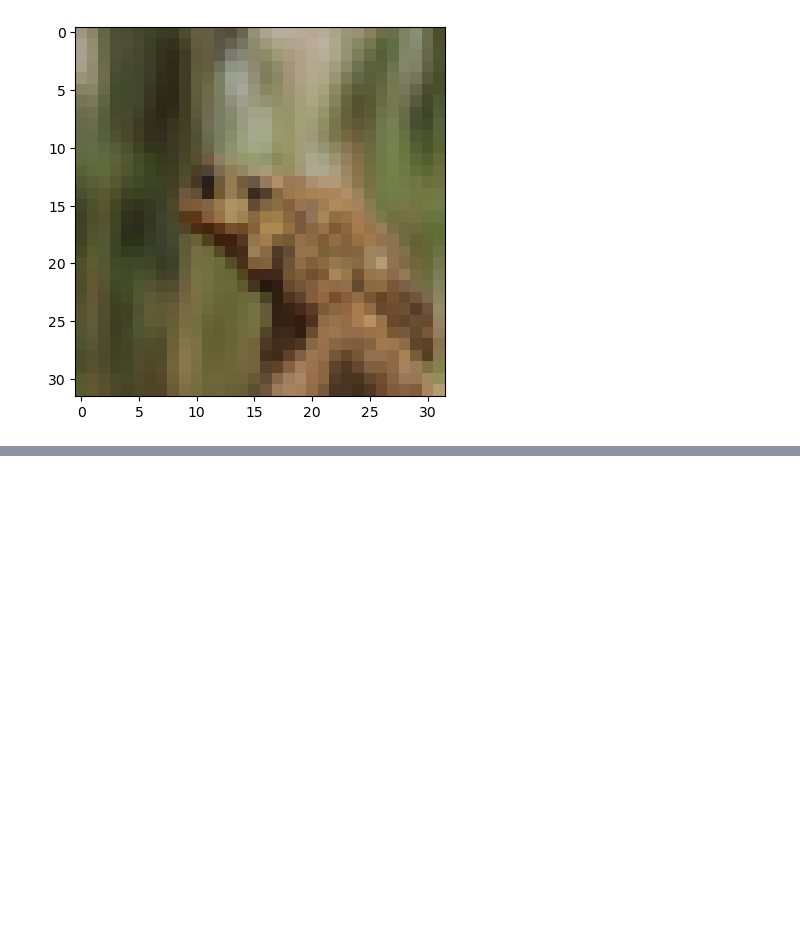
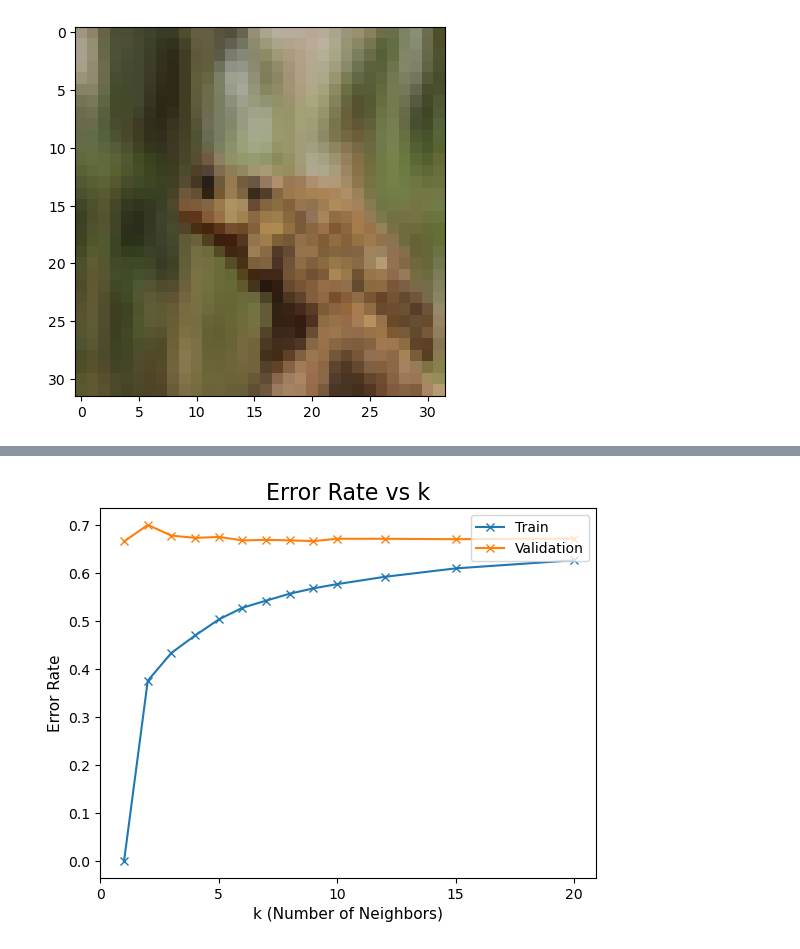
Before and after one commit to SorchaJ/CIFAR-10, a Jupyter notebook: cifar10_kNN.ipynb, the cells around one changed output, grey strips where cells are left out. Cells and saved outputs as stored; diff of their text form; code cells hidden in the pictures; blank space fills up the shorter version.

Commit message:
Error rate vs k for KNN done

```diff
--- a/cifar10_kNN.ipynb
+++ b/cifar10_kNN.ipynb
@@ -40,7 +40,7 @@ axes.imshow(transpose_channel, interpolation='nearest')
 [figure]
 # %%
 # Train knn classifier for different ks
-k_vals = [1,2,3,4,5,10,15,20]
+k_vals = [1, 2, 3, 4, 5, 6, 7, 8, 9, 10, 12, 15, 20]
 
 trainError = np.array([])
 validationError = np.array([])
@@ -49,7 +49,7 @@ for k in k_vals:
     print(f"Training knn classifer on k={k}...")
     knn = KNeighborsClassifier(n_neighbors=k)
     knn.fit(cifar_X_tr, cifar_y_tr)
-    np.append(tr_error, 1-knn.score(cifar_X_tr, cifar_y_tr))
-    np.append(val_error, 1-knn.score(cifar_X_val, cifar_y_val))
+    trainError = np.append(trainError, 1-knn.score(cifar_X_tr, cifar_y_tr))
+    validationError = np.append(validationError, 1-knn.score(cifar_X_val, cifar_y_val))
 # %% [output]
 Training knn classifer on k=1...
@@ -56,7 +68,18 @@ Training knn classifer on k=1...
 # %%
 figure, axes = plt.subplots()
-axes.semilogx(k_vals, trainError, color="red")
-axes.semilogx(k_vals, validationError, color="green")
-axes.set_xlabel("k")
-axes.set_ylabel("Error Rate")
-axes.legend(["Train","Test"], loc=1)
+
+axes.plot(k_vals, trainError, marker='x')
+axes.plot(k_vals, validationError, marker='x')
+
+axes.set_xticks([0, 5, 10, 15, 20])
+
+axes.set_title("Error Rate vs k", size=16)
+
+axes.set_xlabel("k (Number of Neighbors)", size=11)
+axes.set_ylabel("Error Rate", size=11)
+
+axes.legend(["Train","Validation"], loc=1)
+
+plt.show()
+# %% [output]
+[figure, added]
```
Also changed, not shown: parts of 3 cells of this notebook.
